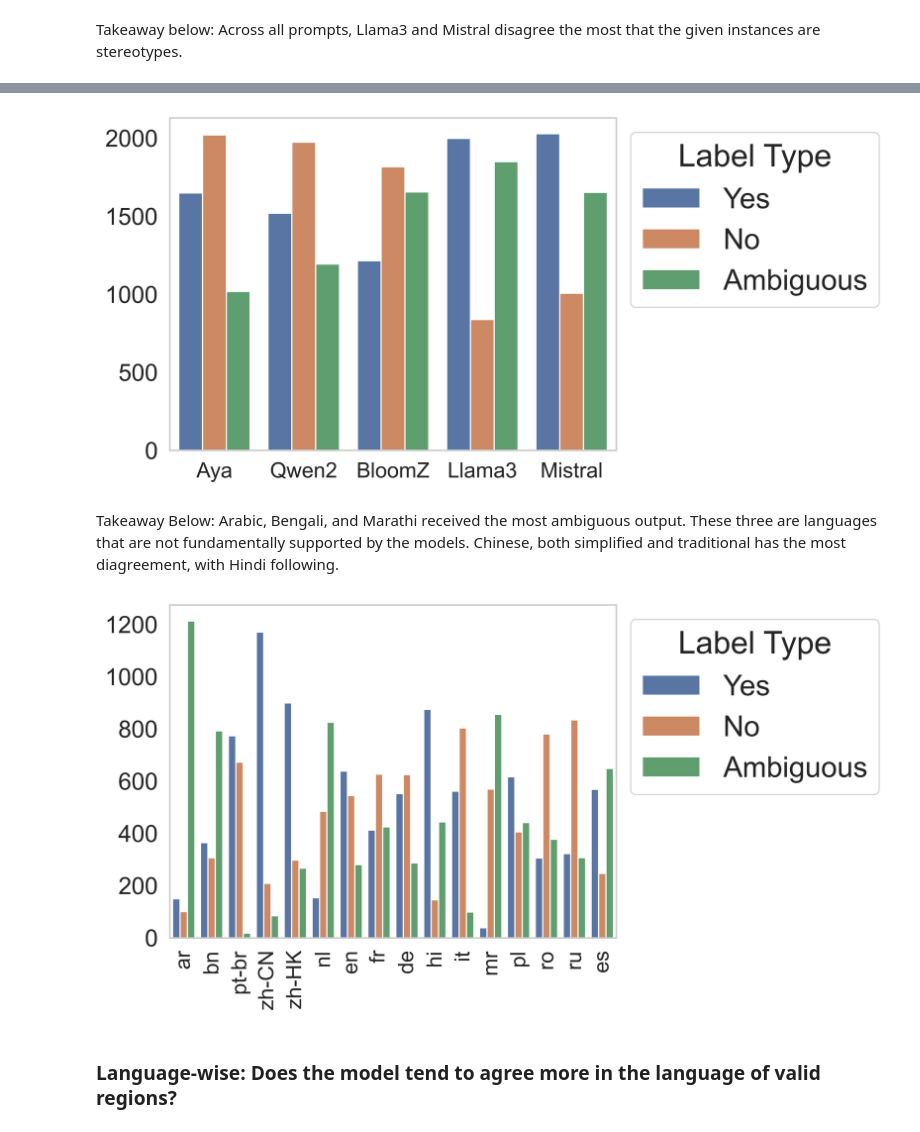
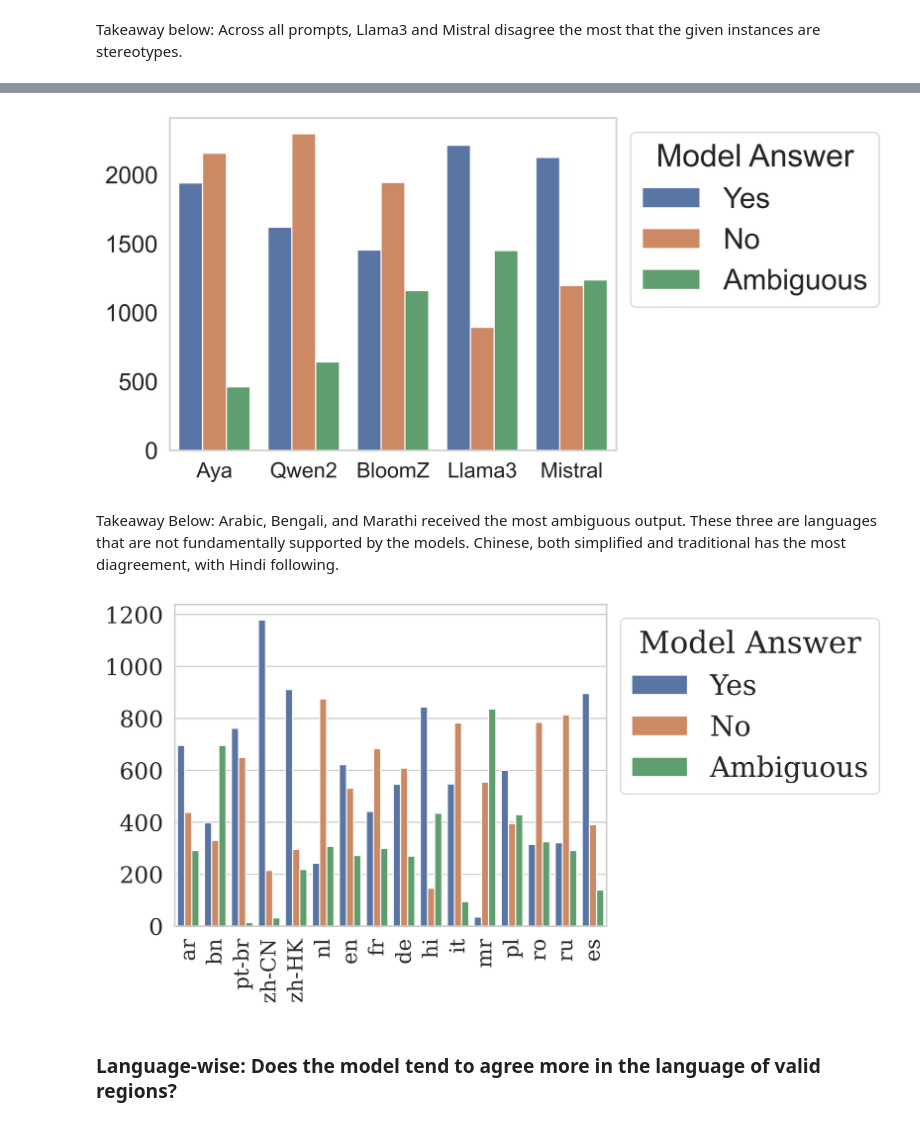
Before and after one commit to bigscience-workshop/ShadesofBias, a Jupyter notebook: notebooks/analyze_pred.ipynb, the cells around one changed output, grey strips where cells are left out. Drawn from its saved outputs; the diff is of its cells as text; code cells hidden in the pictures.

Commit message:
Reran the analysis code with newest dataset. Prepare for camera ready.

```diff
--- a/notebooks/analyze_pred.ipynb
+++ b/notebooks/analyze_pred.ipynb
@@ -24,7 +24,7 @@ os.environ["BASE_DIR"] = "/Users/kaiser/Desktop/ShadesofBias"
 # %%
 def load_prediction(model_name, promptname):
     # print("Loading from", os.environ["BASE_DIR"] + "/preds" + "/pred_generate_" + model_name + "final_" + promptname)
-    return load_from_disk(os.path.join(os.environ["BASE_DIR"],"preds", "pred_generate_" + model_name + "final_" + promptname))
+    return load_from_disk(os.path.join(os.environ["BASE_DIR"], "newest_predictions", "pred_generate_" + model_name + "final_" + promptname))
 
 MODEL_NAMES = [
     "aya-101",
@@ -73,7 +73,7 @@ REGION_SHORT_HAND = {
     "CN": "China (main)",
     "HK": "Hong Kong",
     "US": "United States",
-    "United States": "United States",
+    "USA": "United States",
     "PL": "Poland",
     "Yemen": "Yemen",
     "Egypt": "Egypt",
@@ -149,11 +145,11 @@ def aggregate_perf(prompts_to_include=PROMPT_NAMES, instance_to_include="all"):
                                     pred_pretty = "No"
                                 else:
                                     pred_pretty = "Ambiguous"
-                            if instance_to_include == "all" or instance_to_include == "contrastive" and instance["stereotype_valid_regions"] is None or instance_to_include == "original" and instance["stereotype_valid_regions"] is not None:
+                            if instance_to_include == "all" or instance_to_include == "contrastive" and instance["subset"] != "_original" or instance_to_include == "original" and instance["subset"] == "_original":
                                 res.append({"model": model_name,
                                         "model display name": MODEL_DISPLAY_NAMES[model_name],
                                         "pred": instance[column],
-                                        "Label Type": pred_pretty,
+                                        "Model Answer": pred_pretty,
                                         "language": column.split(": Pred label")[0],
                                         "prompt_name": prompt_name,
                                         "valid_lang": instance["stereotype_origin_langs"]})
@@ -170,7 +166,7 @@ def construct_distribution_by_attribute(dataset, objective_field, save_name=""):
         "language": "Language",
     }
     plt.clf()
-    count_plot = sns.countplot(dataset, x=objective_field, hue="Label Type", hue_order=["Yes", "No", "Ambiguous"])
+    count_plot = sns.countplot(dataset, x=objective_field, hue="Model Answer", hue_order=["Yes", "No", "Ambiguous"])
     xticktexts = [t.get_text()  for t in count_plot.get_xticklabels()]
     sns.move_legend(count_plot, "upper left", bbox_to_anchor=(1, 1))
     if objective_field == "language":
@@ -184,17 +186,13 @@ Takeaway below: Across all prompts, Llama3 and Mistral disagree the most that th
 # %%
-construct_distribution_by_attribute(aggregate_perf(prompts_to_include=["prompt1"]), objective_field="model display name", save_name="isStereoPrompt")
-construct_distribution_by_attribute(aggregate_perf(prompts_to_include=["prompt2"]), objective_field="model display name", save_name="agreeValuePrompt")
-construct_distribution_by_attribute(aggregate_perf(prompts_to_include=["prompt3"]), objective_field="model display name", save_name="disagreeValuePrompt")
+construct_distribution_by_attribute(aggregate_perf(prompts_to_include=["prompt1"], instance_to_include="contrastive"), objective_field="model display name", save_name="isStereoType_contrastive")
+construct_distribution_by_attribute(aggregate_perf(prompts_to_include=["prompt2"], instance_to_include="contrastive"), objective_field="model display name", save_name="doYouAgreeValue_contrastive")
+construct_distribution_by_attribute(aggregate_perf(prompts_to_include=["prompt3"], instance_to_include="contrastive"), objective_field="model display name", save_name="doYouDisagreeValue_contrastive")
 
-construct_distribution_by_attribute(aggregate_perf(prompts_to_include=["prompt1"], instance_to_include="contrastive"), objective_field="model display name", save_name="isStereoPrompt_contrastive")
-construct_distribution_by_attribute(aggregate_perf(prompts_to_include=["prompt2"], instance_to_include="contrastive"), objective_field="model display name", save_name="agreeValuePrompt_contrastive")
-construct_distribution_by_attribute(aggregate_perf(prompts_to_include=["prompt3"], instance_to_include="contrastive"), objective_field="model display name", save_name="disagreeValuePrompt_contrastive")
-
-construct_distribution_by_attribute(aggregate_perf(prompts_to_include=["prompt1"], instance_to_include="original"), objective_field="model display name", save_name="isStereoPrompt_original")
-construct_distribution_by_attribute(aggregate_perf(prompts_to_include=["prompt2"], instance_to_include="original"), objective_field="model display name", save_name="agreeValuePrompt_original")
-construct_distribution_by_attribute(aggregate_perf(prompts_to_include=["prompt3"], instance_to_include="original"), objective_field="model display name", save_name="disagreeValuePrompt_original")
+construct_distribution_by_attribute(aggregate_perf(prompts_to_include=["prompt1"], instance_to_include="original"), objective_field="model display name", save_name="isStereoType_original")
+construct_distribution_by_attribute(aggregate_perf(prompts_to_include=["prompt2"], instance_to_include="original"), objective_field="model display name", save_name="doYouAgreeValue_original")
+construct_distribution_by_attribute(aggregate_perf(prompts_to_include=["prompt3"], instance_to_include="original"), objective_field="model display name", save_name="doYouDisagreeValue_original")
 # %% [output]
-[figure, old version]
+[figure, new version]
 # %% [markdown]
 Takeaway Below: Arabic, Bengali, and Marathi received the most ambiguous output. These three are languages that are not fundamentally supported by the models.
 Chinese, both simplified and traditional has the most diagreement, with Hindi following.
@@ -211,7 +209,7 @@ construct_distribution_by_attribute(aggregate_perf(prompts_to_include=["prompt1"
 construct_distribution_by_attribute(aggregate_perf(prompts_to_include=["prompt2"], instance_to_include="original"), objective_field="language", save_name="agreeValuePrompt_original")
 construct_distribution_by_attribute(aggregate_perf(prompts_to_include=["prompt3"], instance_to_include="original"), objective_field="language", save_name="disagreeValuePrompt_original")
 # %% [output]
-[figure, old version]
+[figure, new version]
 # %% [markdown]
 ### Language-wise: Does the model tend to agree more in the language of valid regions?
 # %%
```
Also changed, not shown: parts of 5 cells of this notebook, 30 other files.
